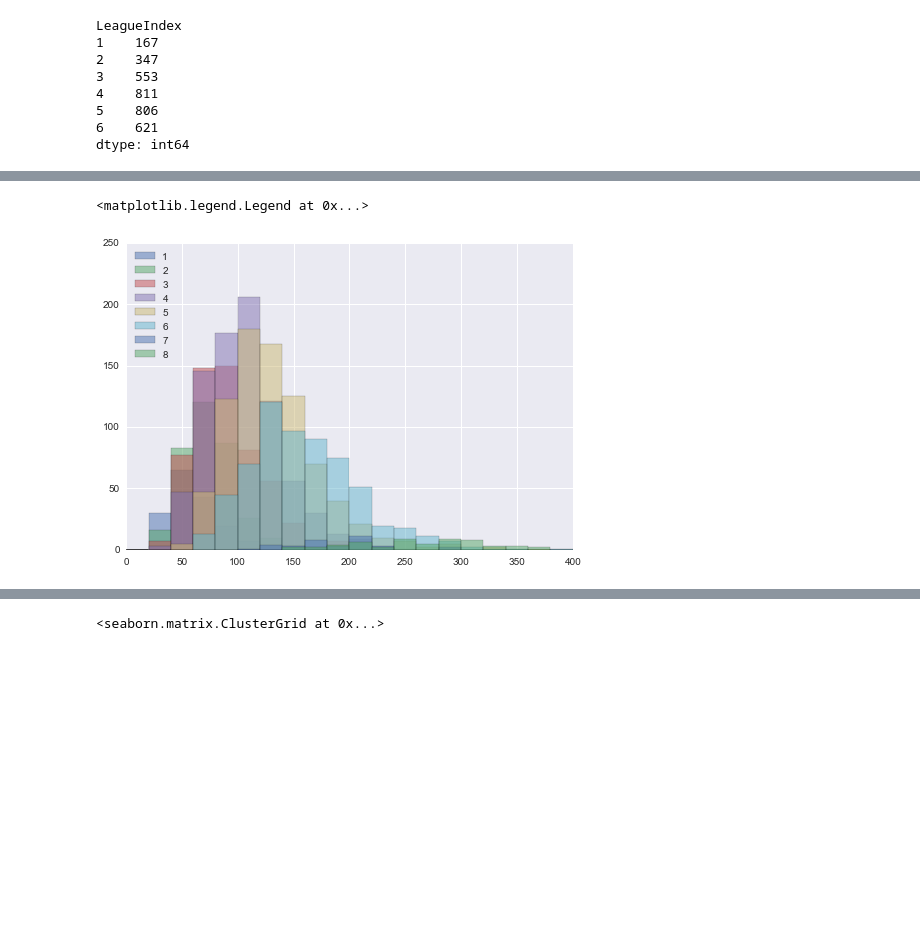
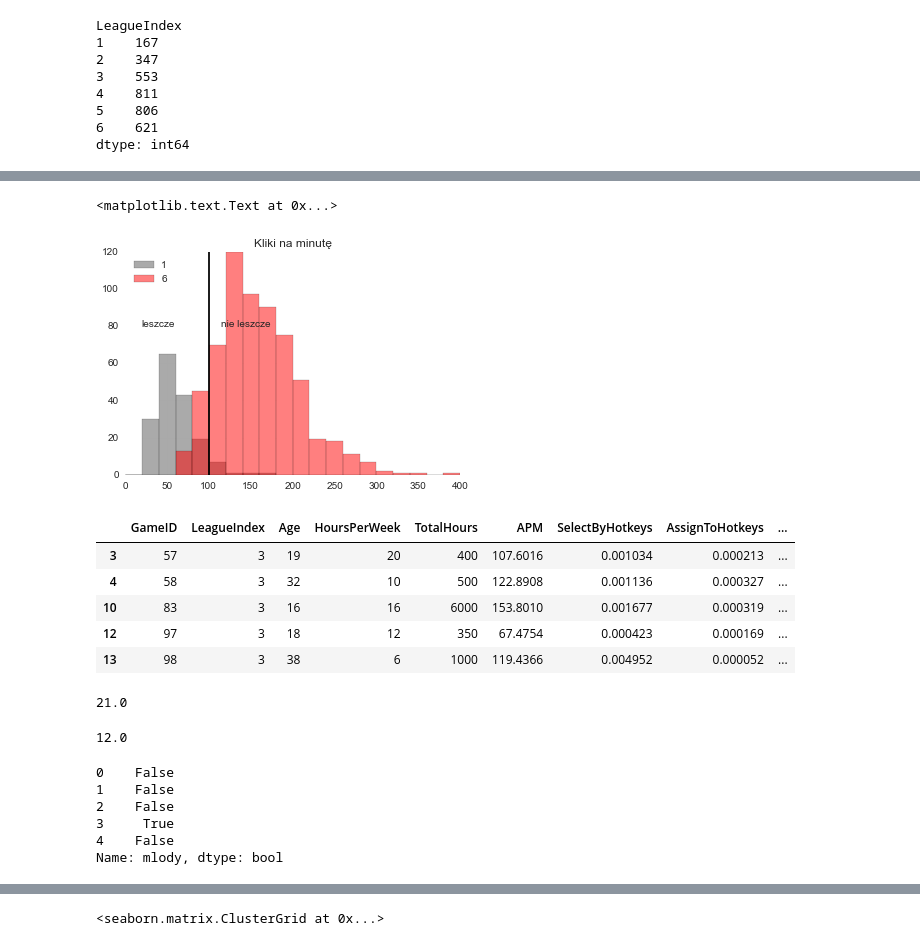
Before and after one commit to DELabUW/szkola-letnia-2015, a Jupyter notebook: zajecia/dzien4_czesc2_regresja.ipynb, the cells around one changed output, grey strips where cells are left out. Saved outputs shown, nothing was run; the diff lists cells and outputs as text; code cells hidden in the pictures; blank space fills up the shorter version.

```diff
--- a/zajecia/dzien4_czesc2_regresja.ipynb
+++ b/zajecia/dzien4_czesc2_regresja.ipynb
@@ -67,5 +87,5 @@ df[df.LeagueIndex == 8].head()
 # %%
-df_mniej = df[df.LeagueIndex <= 6]
+df_mniej = df[df.LeagueIndex < 7]
 # %%
 df_mniej.groupby("LeagueIndex").size()
 # %% [output]
@@ -77,6 +97,6 @@ LeagueIndex
 5    806
 6    621
 dtype: int64
-# %%
-df_mniej = df
+# %%
+df = df_mniej
 # %%
@@ -100,7 +123,13 @@ dtype: float64
+# %%
+kolorki = ["#555555", "#111111", "#111111", "#111111", "#111111", "#ff0000"]
 # %%
-for k, v in df_mniej.groupby("LeagueIndex")['APM']:
-    v.hist(range=(0, 400), bins=20, alpha=0.5, label=str(k))
+for nr_ligi, gracze in df.query("LeagueIndex in [1,6]").groupby("LeagueIndex")['APM']:
+    gracze.hist(range=(0, 400), bins=20, alpha=0.5, label=str(nr_ligi), color=kolorki[nr_ligi-1])
 plt.legend(loc="upper left")
+plt.title("Kliki na minutę")
+plt.vlines(100, 0, 120)
+plt.text(20, 80, "leszcze")
+plt.text(df["APM"].mean(), 80, "nie leszcze")
 # %% [output]
-<matplotlib.legend.Legend at 0x...>
+<matplotlib.text.Text at 0x...>
-[figure, old version]
+[figure, new version]
@@ -106,0 +138,17 @@ plt.legend(loc="upper left")
+# %%
+grupy.get_group(3).head()
+# %% [output]
+|  | GameID | LeagueIndex | Age | HoursPerWeek | TotalHours | APM | SelectByHotkeys | AssignToHotkeys | ... |
+| 3 | 57 | 3 | 19 | 20 | 400 | 107.6016 | 0.001034 | 0.000213 | ... |
+| 4 | 58 | 3 | 32 | 10 | 500 | 122.8908 | 0.001136 | 0.000327 | ... |
+| 10 | 83 | 3 | 16 | 16 | 6000 | 153.8010 | 0.001677 | 0.000319 | ... |
+| 12 | 97 | 3 | 18 | 12 | 350 | 67.4754 | 0.000423 | 0.000169 | ... |
+| 13 | 98 | 3 | 38 | 6 | 1000 | 119.4366 | 0.004952 | 0.000052 | ... |
+# %%
+df["Age"].median()
+# %% [output]
+21.0
+# %%
+df["HoursPerWeek"].median()
+# %% [output]
+12.0
@@ -107 +158,10 @@ plt.legend(loc="upper left")
+# %%
+df["mlody"].head()
+# %% [output]
+0    False
+1    False
+2    False
+3     True
+4    False
+Name: mlody, dtype: bool
 # %%
```
Also changed, not shown: parts of 52 cells of this notebook, 6 other files.
